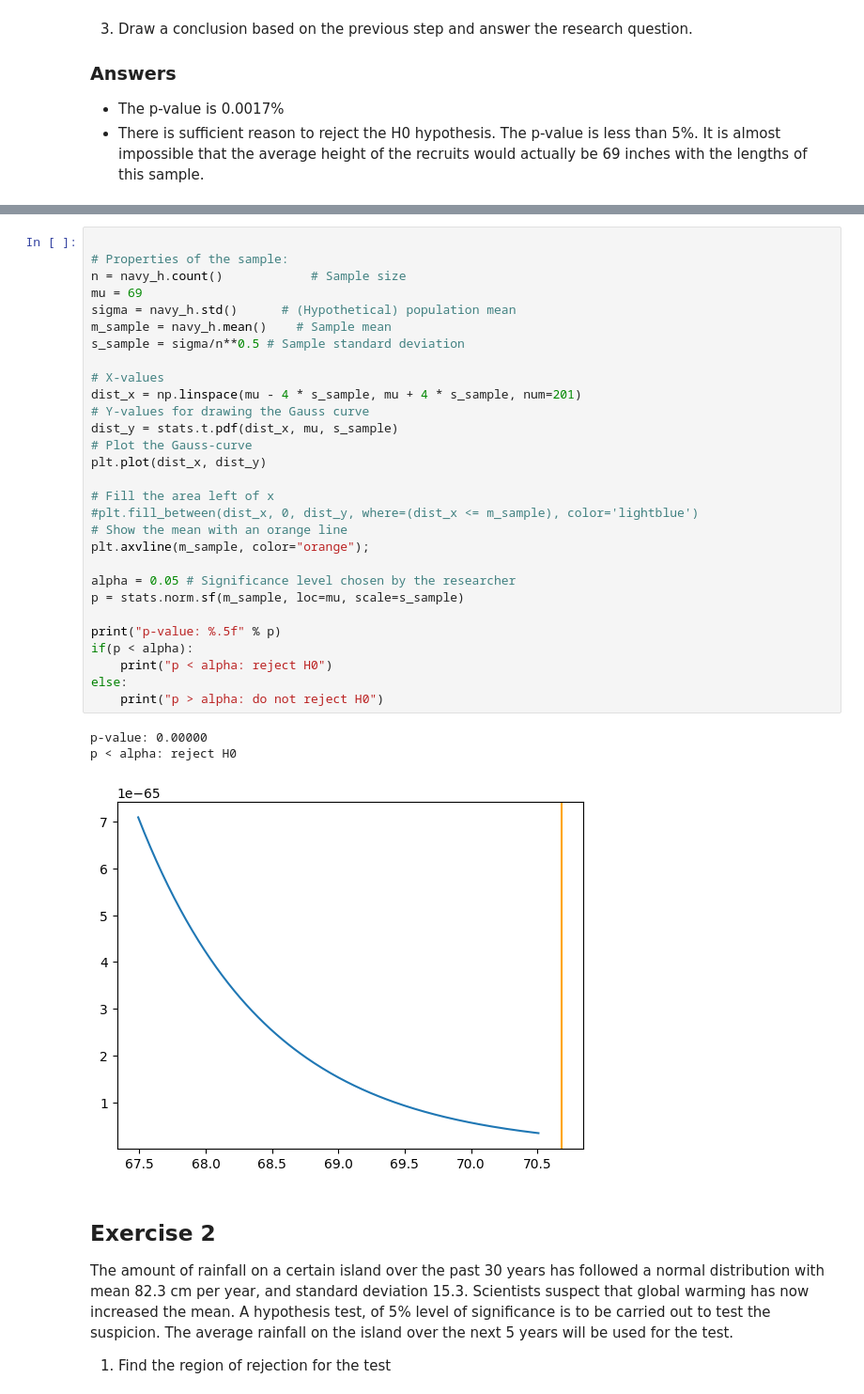
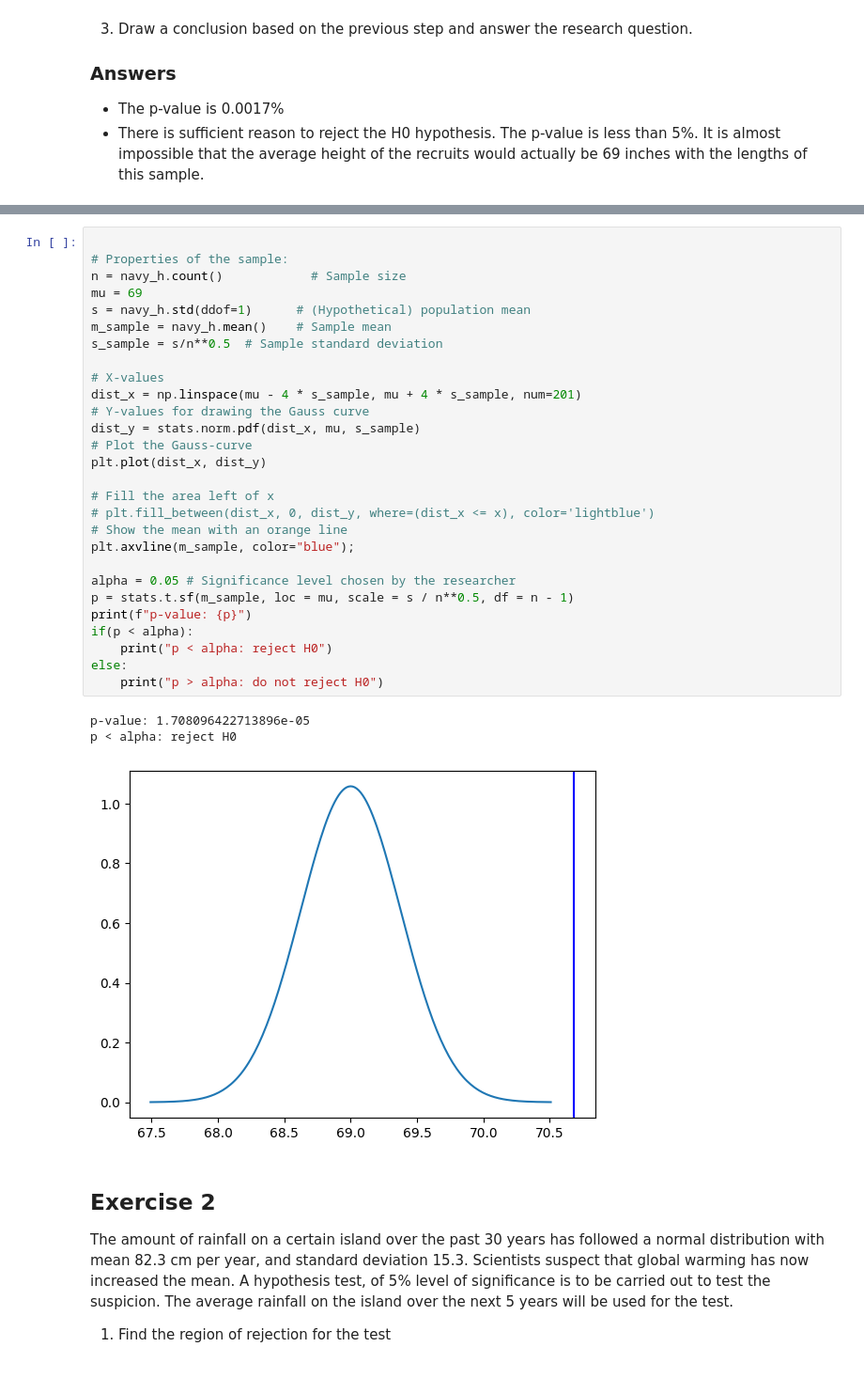
Before and after one commit to BrentVervaet/dsai-labs-bv, a Jupyter notebook: 3-central-limit-testing/lab-3.04-hypothesis-testing.ipynb, the cells around one changed output, grey strips where cells are left out. Shown at 94% size. Saved outputs shown, nothing was run; the diff lists cells and outputs as text.

```diff
--- a/3-central-limit-testing/lab-3.04-hypothesis-testing.ipynb
+++ b/3-central-limit-testing/lab-3.04-hypothesis-testing.ipynb
@@ -49,36 +42,35 @@ print(navy_h.count())
 # %%
 
 # Properties of the sample:
 n = navy_h.count()            # Sample size
 mu = 69
-sigma = navy_h.std()      # (Hypothetical) population mean
+s = navy_h.std(ddof=1)      # (Hypothetical) population mean
 m_sample = navy_h.mean()    # Sample mean
-s_sample = sigma/n**0.5 # Sample standard deviation
+s_sample = s/n**0.5  # Sample standard deviation
 
 # X-values
 dist_x = np.linspace(mu - 4 * s_sample, mu + 4 * s_sample, num=201)
 # Y-values for drawing the Gauss curve
-dist_y = stats.t.pdf(dist_x, mu, s_sample)
+dist_y = stats.norm.pdf(dist_x, mu, s_sample)
 # Plot the Gauss-curve
 plt.plot(dist_x, dist_y)
 
 # Fill the area left of x
-#plt.fill_between(dist_x, 0, dist_y, where=(dist_x <= m_sample), color='lightblue')
+# plt.fill_between(dist_x, 0, dist_y, where=(dist_x <= x), color='lightblue')
 # Show the mean with an orange line
-plt.axvline(m_sample, color="orange");
+plt.axvline(m_sample, color="blue");
 
 alpha = 0.05 # Significance level chosen by the researcher
-p = stats.norm.sf(m_sample, loc=mu, scale=s_sample)
-
-print("p-value: %.5f" % p)
+p = stats.t.sf(m_sample, loc = mu, scale = s / n**0.5, df = n - 1)
+print(f"p-value: {p}")
 if(p < alpha):
     print("p < alpha: reject H0")
 else:
     print("p > alpha: do not reject H0")
 # %% [output]
-p-value: 0.00000
+p-value: 1.708096422713896e-05
 p < alpha: reject H0
-[figure, old version]
+[figure, new version]
 # %% [markdown]
 ## Exercise 2
 
```
Also changed, not shown: parts of 3 cells of this notebook, 1 other file.
